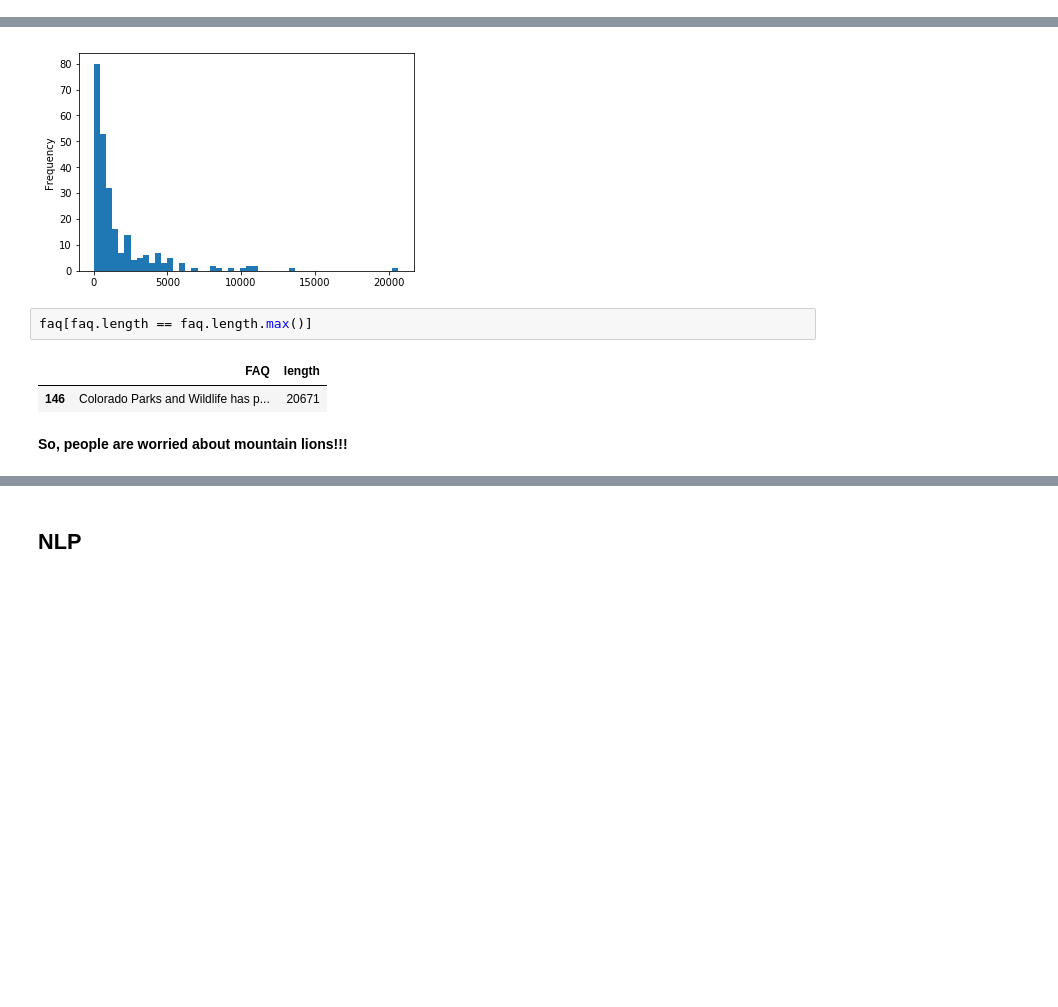
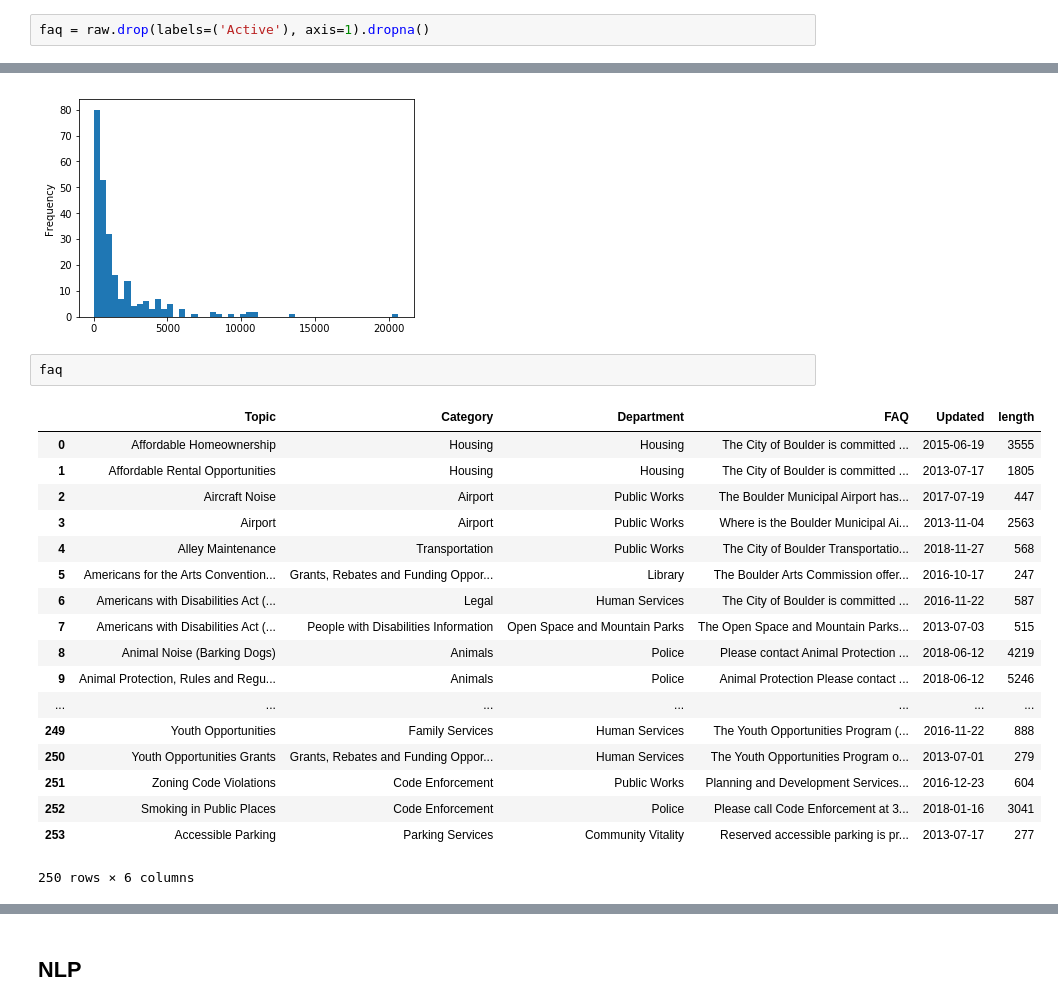
Before and after one commit to willtscott/inquire-boulder-chatbot, a Jupyter notebook: notebooks/faq-text.ipynb, the cells around one changed output, grey strips where cells are left out. Saved outputs shown, nothing was run; the diff lists cells and outputs as text; blank space fills up the shorter version.

```diff
--- a/notebooks/faq-text.ipynb
+++ b/notebooks/faq-text.ipynb
@@ -48,3 +34,5 @@ faq = pd.DataFrame(df.FAQ.values, columns=['FAQ'])
+# %%
+faq = raw.drop(labels=('Active'), axis=1).dropna()
 # %%
 faq['length'] = faq.FAQ.apply(len)
 # %%
@@ -52,10 +40,24 @@ faq.length.plot(kind='hist', bins=50)
 # %% [output]
 <matplotlib.axes._subplots.AxesSubplot at 0x...>
 [figure]
-# %%
-faq[faq.length == faq.length.max()]
-# %% [output]
-|  | FAQ | length |
-| 146 | Colorado Parks and Wildlife has p... | 20671 |
-# %% [markdown]
-**So, people are worried about mountain lions!!!**
+# %%
+faq
+# %% [output]
+|  | Topic | Category | Department | FAQ | Updated | length |
+| 0 | Affordable Homeownership | Housing | Housing | The City of Boulder is committed ... | 2015-06-19 | 3555 |
+| 1 | Affordable Rental Opportunities | Housing | Housing | The City of Boulder is committed ... | 2013-07-17 | 1805 |
+| 2 | Aircraft Noise | Airport | Public Works | The Boulder Municipal Airport has... | 2017-07-19 | 447 |
+| 3 | Airport | Airport | Public Works | Where is the Boulder Municipal Ai... | 2013-11-04 | 2563 |
+| 4 | Alley Maintenance | Transportation | Public Works | The City of Boulder Transportatio... | 2018-11-27 | 568 |
+| 5 | Americans for the Arts Convention... | Grants, Rebates and Funding Oppor... | Library | The Boulder Arts Commission offer... | 2016-10-17 | 247 |
+| 6 | Americans with Disabilities Act (... | Legal | Human Services | The City of Boulder is committed ... | 2016-11-22 | 587 |
+| 7 | Americans with Disabilities Act (... | People with Disabilities Information | Open Space and Mountain Parks | The Open Space and Mountain Parks... | 2013-07-03 | 515 |
+| 8 | Animal Noise (Barking Dogs) | Animals | Police | Please contact Animal Protection ... | 2018-06-12 | 4219 |
+| 9 | Animal Protection, Rules and Regu... | Animals | Police | Animal Protection Please contact ... | 2018-06-12 | 5246 |
+| ... | ... | ... | ... | ... | ... | ... |
+| 249 | Youth Opportunities | Family Services | Human Services | The Youth Opportunities Program (... | 2016-11-22 | 888 |
+| 250 | Youth Opportunities Grants | Grants, Rebates and Funding Oppor... | Human Services | The Youth Opportunities Program o... | 2013-07-01 | 279 |
+| 251 | Zoning Code Violations | Code Enforcement | Public Works | Planning and Development Services... | 2016-12-23 | 604 |
+| 252 | Smoking in Public Places | Code Enforcement | Police | Please call Code Enforcement at 3... | 2018-01-16 | 3041 |
+| 253 | Accessible Parking | Parking Services | Community Vitality | Reserved accessible parking is pr... | 2013-07-17 | 277 |
+250 rows × 6 columns
```
Also changed, not shown: parts of 27 cells of this notebook.
